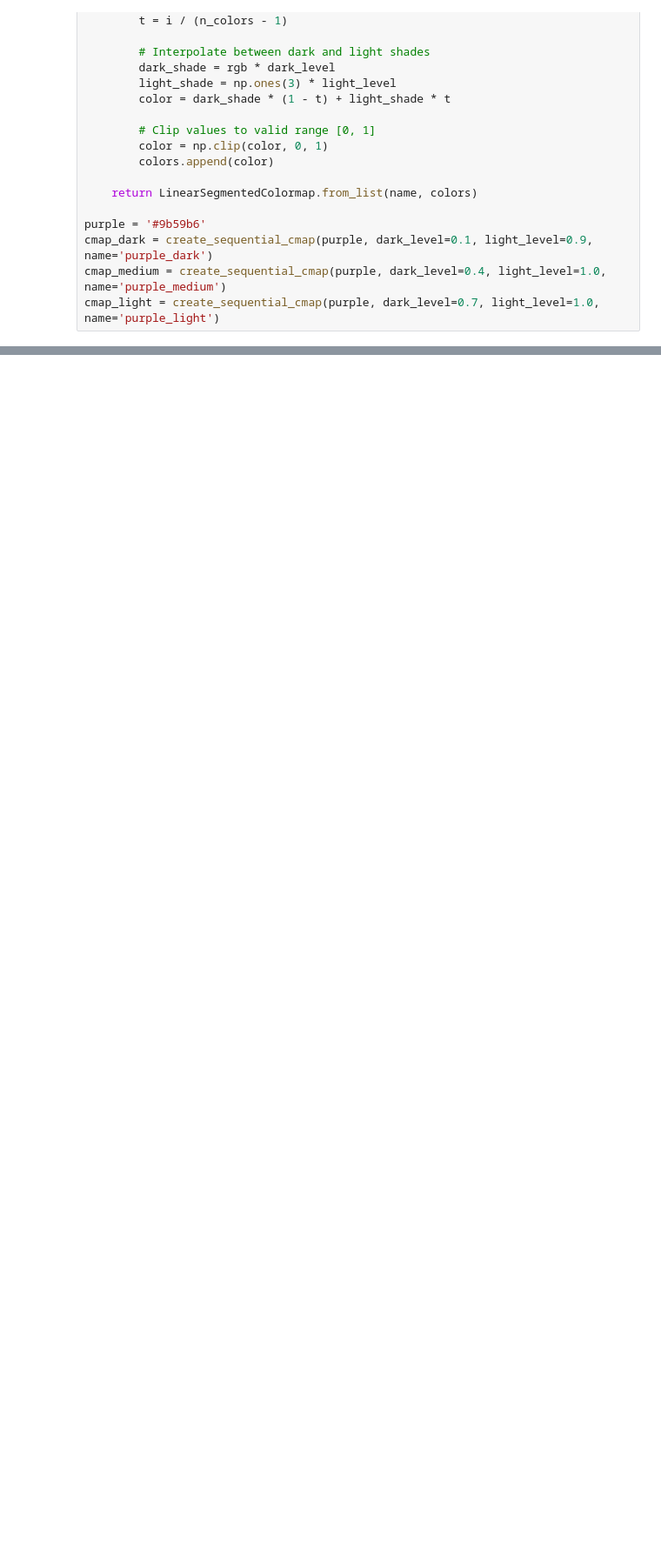
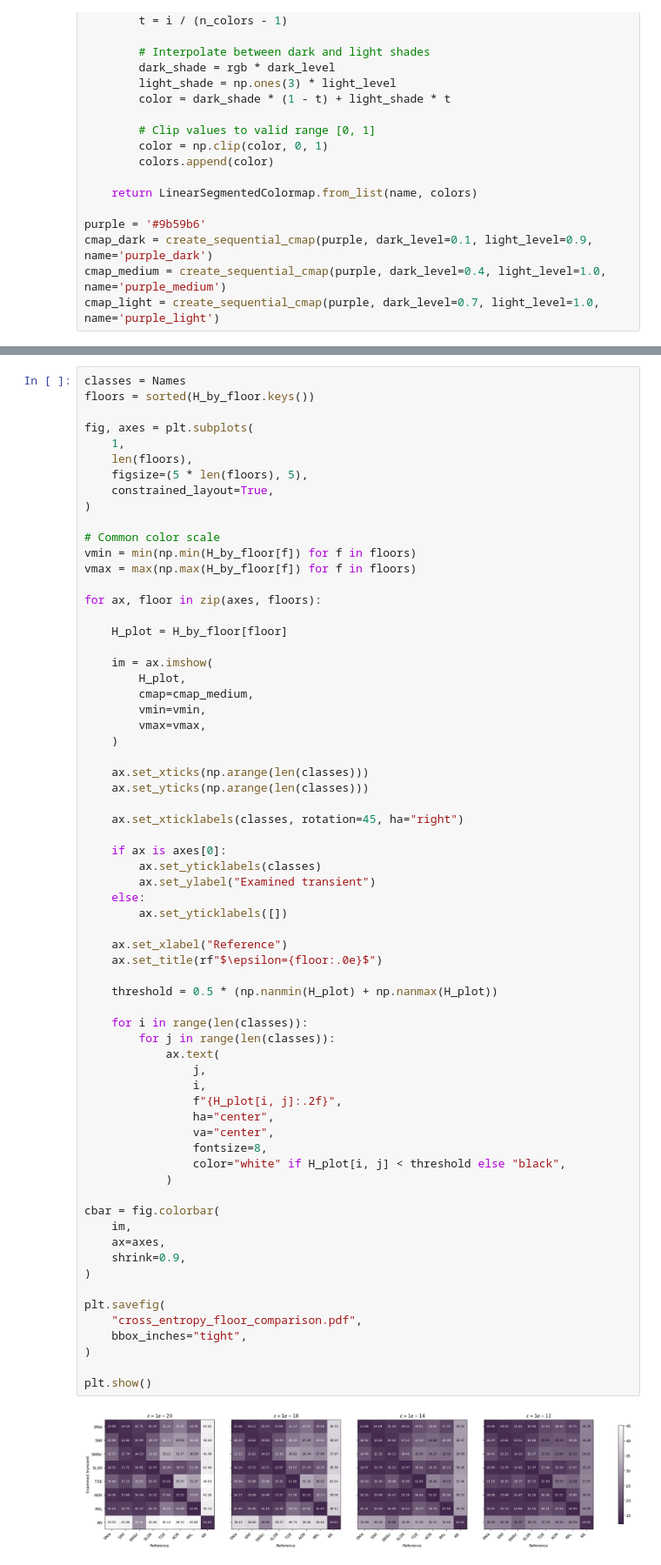
Before and after one commit to Rachel-0420/Cross-Entropy-Fast-Transient, a Jupyter notebook: extended_transients.ipynb, the cells around one changed output, grey strips where cells are left out. Shown at 87% size. Cells and saved outputs as stored; diff of their text form; blank space fills up the shorter version.

```diff
--- a/extended_transients.ipynb
+++ b/extended_transients.ipynb
@@ -618,0 +769,68 @@ plt.show()
+# %%
+classes = Names
+floors = sorted(H_by_floor.keys())
+
+fig, axes = plt.subplots(
+    1,
+    len(floors),
+    figsize=(5 * len(floors), 5),
+    constrained_layout=True,
+)
+
+# Common color scale
+vmin = min(np.min(H_by_floor[f]) for f in floors)
+vmax = max(np.max(H_by_floor[f]) for f in floors)
+
+for ax, floor in zip(axes, floors):
+
+    H_plot = H_by_floor[floor]
+
+    im = ax.imshow(
+        H_plot,
+        cmap=cmap_medium,
+        vmin=vmin,
+        vmax=vmax,
+    )
+
+    ax.set_xticks(np.arange(len(classes)))
+    ax.set_yticks(np.arange(len(classes)))
+
+    ax.set_xticklabels(classes, rotation=45, ha="right")
+
+    if ax is axes[0]:
+        ax.set_yticklabels(classes)
+        ax.set_ylabel("Examined transient")
+    else:
+        ax.set_yticklabels([])
+
+    ax.set_xlabel("Reference")
+    ax.set_title(rf"$\epsilon={floor:.0e}$")
+
+    threshold = 0.5 * (np.nanmin(H_plot) + np.nanmax(H_plot))
+
+    for i in range(len(classes)):
+        for j in range(len(classes)):
+            ax.text(
+                j,
+                i,
+                f"{H_plot[i, j]:.2f}",
+                ha="center",
+                va="center",
+                fontsize=8,
+                color="white" if H_plot[i, j] < threshold else "black",
+            )
+
+cbar = fig.colorbar(
+    im,
+    ax=axes,
+    shrink=0.9,
+)
+
+plt.savefig(
+    "cross_entropy_floor_comparison.pdf",
+    bbox_inches="tight",
+)
+
+plt.show()
+# %% [output]
+[figure, added]
```
Also changed, not shown: parts of 6 cells of this notebook, 3 other files.
